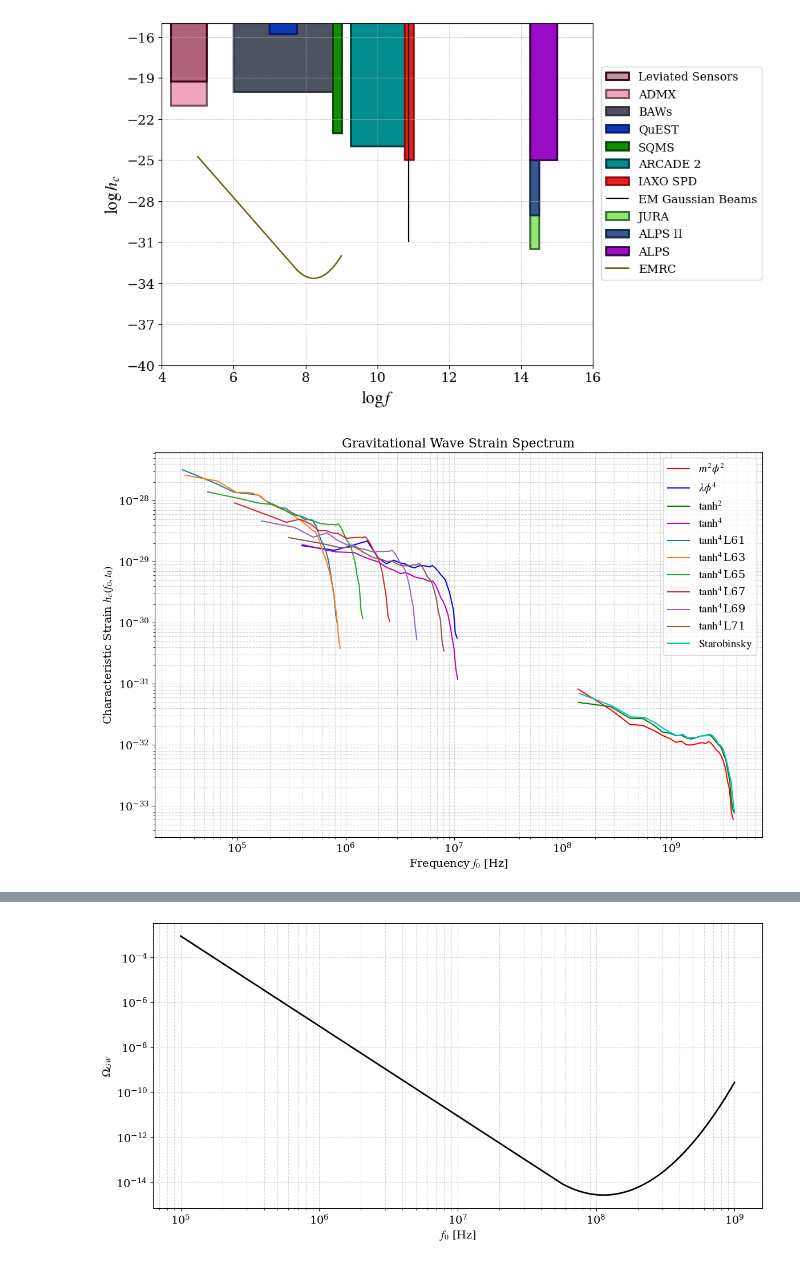
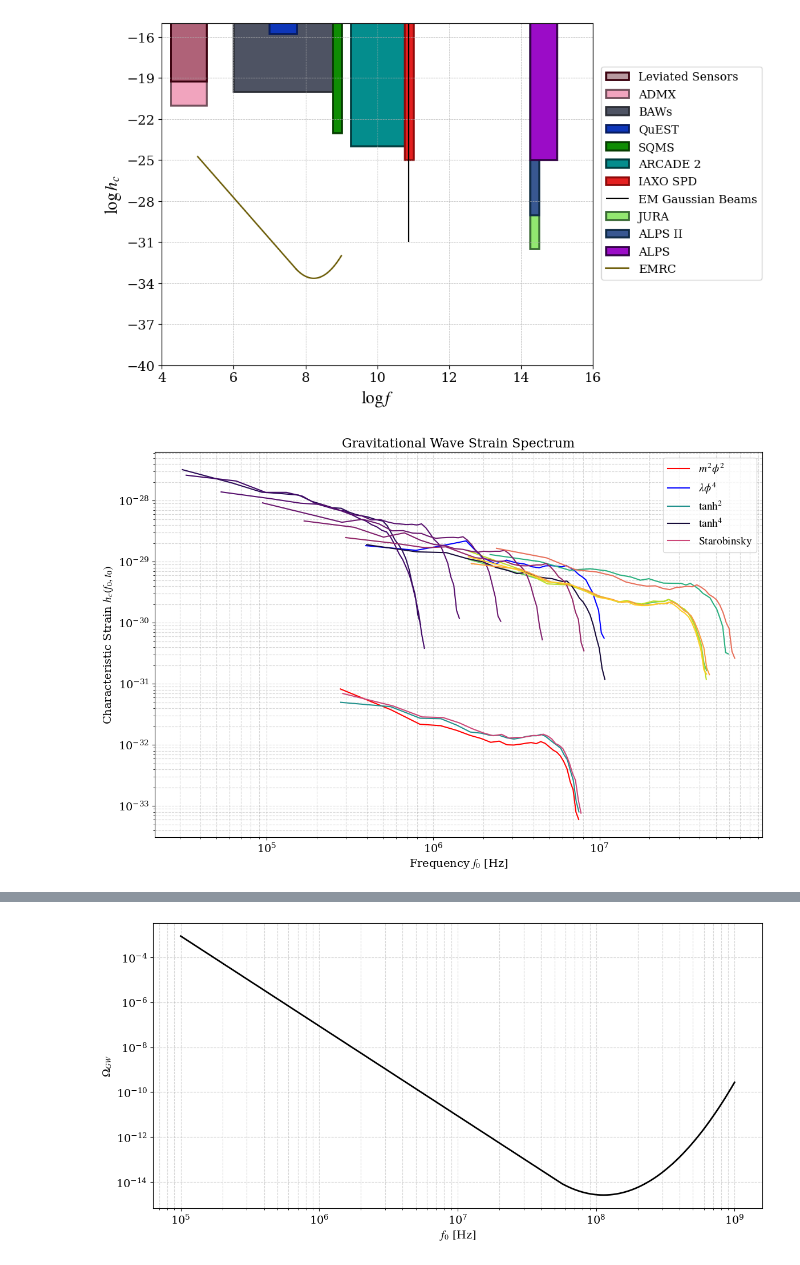
Before and after one commit to TomasCiccarella/Tesis, a Jupyter notebook: cosmolattice/GW_Exp.ipynb, the cells around one changed output, grey strips where cells are left out. Saved outputs shown, nothing was run; the diff lists cells and outputs as text; code cells hidden in the pictures.

```diff
--- a/cosmolattice/GW_Exp.ipynb
+++ b/cosmolattice/GW_Exp.ipynb
@@ -171,63 +171,114 @@ plt.show()
 # %% [output]
 [figure]
 # %%
+cmap = plt.get_cmap('viridis')
+colors_tanh2 = cmap(np.linspace(0.5, 0.9, 4))
+
+cmap = plt.get_cmap('plasma')
+colors_Starobinsky = cmap(np.linspace(0.5, 0.9, 4))
+
+cmap = plt.get_cmap('inferno')
+colors_tanh4 = cmap(np.linspace(0.1, 0.4, 7))
+
 dir_m2phi2 = "./strain_spectrum_m2phi2.txt"
 dir_lphi4 = "./strain_spectrum_lphi4.txt"
+
 dir_tanh2 = "./strain_spectrum_tanh2.txt"
+dir_tanh2M1f = "./build_tanh2/spectrum_strain/strain_freq1.txt"
+dir_tanh2M2f = "./build_tanh2/spectrum_strain/strain_freq2.txt"
+dir_tanh2M3f = "./build_tanh2/spectrum_strain/strain_freq3.txt"
+dir_tanh2M1h = "./build_tanh2/spectrum_strain/strain_hc1.txt"
+dir_tanh2M2h = "./build_tanh2/spectrum_strain/strain_hc2.txt"
+dir_tanh2M3h = "./build_tanh2/spectrum_strain/strain_hc3.txt"
+
+
 dir_tanh4 = "./strain_spectrum_tanh4.txt"
-dir_tanh4L1f = "/home/tomy/Desktop/UBA/Tesis/Git/cosmolattice/build_tanh4/spectrum_strain/strain_freq1.txt"
-dir_tanh4L2f = "/home/tomy/Desktop/UBA/Tesis/Git/cosmolattice/build_tanh4/spectrum_strain/strain_freq2.txt"
-dir_tanh4L3f = "/home/tomy/Desktop/UBA/Tesis/Git/cosmolattice/build_tanh4/spectrum_strain/strain_freq3.txt"
-dir_tanh4L4f = "/home/tomy/Desktop/UBA/Tesis/Git/cosmolattice/build_tanh4/spectrum_strain/strain_freq4.txt"
-dir_tanh4L5f = "/home/tomy/Desktop/UBA/Tesis/Git/cosmolattice/build_tanh4/spectrum_strain/strain_freq5.txt"
-dir_tanh4L6f = "/home/tomy/Desktop/UBA/Tesis/Git/cosmolattice/build_tanh4/spectrum_strain/strain_freq6.txt"
-dir_tanh4L1h = "/home/tomy/Desktop/UBA/Tesis/Git/cosmolattice/build_tanh4/spectrum_strain/strain_hc1.txt"
-dir_tanh4L2h = "/home/tomy/Desktop/UBA/Tesis/Git/cosmolattice/build_tanh4/spectrum_strain/strain_hc2.txt"
-dir_tanh4L3h = "/home/tomy/Desktop/UBA/Tesis/Git/cosmolattice/build_tanh4/spectrum_strain/strain_hc3.txt"
-dir_tanh4L4h = "/home/tomy/Desktop/UBA/Tesis/Git/cosmolattice/build_tanh4/spectrum_strain/strain_hc4.txt"
-dir_tanh4L5h = "/home/tomy/Desktop/UBA/Tesis/Git/cosmolattice/build_tanh4/spectrum_strain/strain_hc5.txt"
-dir_tanh4L6h = "/home/tomy/Desktop/UBA/Tesis/Git/cosmolattice/build_tanh4/spectrum_strain/strain_hc6.txt"
+dir_tanh4L1f = "./build_tanh4/spectrum_strain/strain_freq1.txt"
+dir_tanh4L2f = "./build_tanh4/spectrum_strain/strain_freq2.txt"
+dir_tanh4L3f = "./build_tanh4/spectrum_strain/strain_freq3.txt"
+dir_tanh4L4f = "./build_tanh4/spectrum_strain/strain_freq4.txt"
+dir_tanh4L5f = "./build_tanh4/spectrum_strain/strain_freq5.txt"
+dir_tanh4L6f = "./build_tanh4/spectrum_strain/strain_freq6.txt"
+dir_tanh4L1h = "./build_tanh4/spectrum_strain/strain_hc1.txt"
+dir_tanh4L2h = "./build_tanh4/spectrum_strain/strain_hc2.txt"
+dir_tanh4L3h = "./build_tanh4/spectrum_strain/strain_hc3.txt"
+dir_tanh4L4h = "./build_tanh4/spectrum_strain/strain_hc4.txt"
+dir_tanh4L5h = "./build_tanh4/spectrum_strain/strain_hc5.txt"
+dir_tanh4L6h = "./build_tanh4/spectrum_strain/strain_hc6.txt"
+
 dir_Starobinsky = "./strain_spectrum_starobinsky.txt"
+dir_StarobinskyM1f = "./build_starobinsky3/spectrum_strain/strain_freq1.txt"
+dir_StarobinskyM2f = "./build_starobinsky3/spectrum_strain/strain_freq2.txt"
+dir_StarobinskyM3f = "./build_starobinsky3/spectrum_strain/strain_freq3.txt"
+dir_StarobinskyM1h = "./build_starobinsky3/spectrum_strain/strain_hc1.txt"
+dir_StarobinskyM2h = "./build_starobinsky3/spectrum_strain/strain_hc2.txt"
+dir_StarobinskyM3h = "./build_starobinsky3/spectrum_strain/strain_hc3.txt"
 
 data_m2phi2 = np.loadtxt(dir_m2phi2)
 data_lphi4 = np.loadtxt(dir_lphi4)
+
 data_tanh2 = np.loadtxt(dir_tanh2)
+data_tanh2M1f = np.loadtxt(dir_tanh2M1f)
+data_tanh2M2f = np.loadtxt(dir_tanh2M2f)
+data_tanh2M3f = np.loadtxt(dir_tanh2M3f)
+data_tanh2M1h = np.loadtxt(dir_tanh2M1h)
+data_tanh2M2h = np.loadtxt(dir_tanh2M2h)
+data_tanh2M3h = np.loadtxt(dir_tanh2M3h)
+
 data_tanh4 = np.loadtxt(dir_tanh4)
 data_tanh4L1f = np.loadtxt(dir_tanh4L1f)
 data_tanh4L2f = np.loadtxt(dir_tanh4L2f)
 data_tanh4L3f = np.loadtxt(dir_tanh4L3f)
 data_tanh4L4f = np.loadtxt(dir_tanh4L4f)
 data_tanh4L5f = np.loadtxt(dir_tanh4L5f)
 data_tanh4L6f = np.loadtxt(dir_tanh4L6f)
 data_tanh4L1h = np.loadtxt(dir_tanh4L1h)
 data_tanh4L2h = np.loadtxt(dir_tanh4L2h)
 data_tanh4L3h = np.loadtxt(dir_tanh4L3h)
 data_tanh4L4h = np.loadtxt(dir_tanh4L4h)
 data_tanh4L5h = np.loadtxt(dir_tanh4L5h)
 data_tanh4L6h = np.loadtxt(dir_tanh4L6h)
+
 data_Starobinsky = np.loadtxt(dir_Starobinsky)
+data_StarobinskyM1f = np.loadtxt(dir_StarobinskyM1f)
+data_StarobinskyM2f = np.loadtxt(dir_StarobinskyM2f)
+data_StarobinskyM3f = np.loadtxt(dir_StarobinskyM3f)
+data_StarobinskyM1h = np.loadtxt(dir_StarobinskyM1h)
+data_StarobinskyM2h = np.loadtxt(dir_StarobinskyM2h)
+data_StarobinskyM3h = np.loadtxt(dir_StarobinskyM3h)
+
 
 plt.figure(figsize=(12, 8))
-plt.plot(data_m2phi2[:, 0], data_m2phi2[:, 1], 'r-', label=r'$m^2\phi^2$')
+plt.plot(data_m2phi2[:, 0]/5e2, data_m2phi2[:, 1], 'r-', label=r'$m^2\phi^2$')
 plt.loglog(data_lphi4[:, 0], data_lphi4[:, 1], 'b-', label=r'$\lambda\phi^4$')
-plt.loglog(data_tanh2[:, 0], data_tanh2[:, 1], 'g-', label=r'$\tanh^2$')
-plt.loglog(data_tanh4[:, 0], data_tanh4[:, 1], 'm-', label=r'$\tanh^4$')
-plt.loglog(data_tanh4L1f, data_tanh4L1h, label=r'$\tanh^4$L61')
-plt.loglog(data_tanh4L2f, data_tanh4L2h, label=r'$\tanh^4$L63')
-plt.loglog(data_tanh4L3f, data_tanh4L3h, label=r'$\tanh^4$L65')
-plt.loglog(data_tanh4L4f, data_tanh4L4h, label=r'$\tanh^4$L67')
-plt.loglog(data_tanh4L5f, data_tanh4L5h, label=r'$\tanh^4$L69')
-plt.loglog(data_tanh4L6f, data_tanh4L6h, label=r'$\tanh^4$L71')
-plt.loglog(data_Starobinsky[:, 0], data_Starobinsky[:, 1], 'c-', label=r'$\text{Starobinsky}$')
+
+plt.loglog(data_tanh2[:, 0]/5e2, data_tanh2[:, 1], color = colors_tanh2[0], label=r'$\tanh^2$')
+plt.loglog(data_tanh2M1f, data_tanh2M1h, color = colors_tanh2[1])
+plt.loglog(data_tanh2M2f, data_tanh2M2h, color = colors_tanh2[2])
+plt.loglog(data_tanh2M3f, data_tanh2M3h, color = colors_tanh2[3])
+
+plt.loglog(data_tanh4[:, 0], data_tanh4[:, 1], color = colors_tanh4[0], label=r'$\tanh^4$')
+plt.loglog(data_tanh4L1f, data_tanh4L1h, color = colors_tanh4[1])
+plt.loglog(data_tanh4L2f, data_tanh4L2h, color = colors_tanh4[2])
+plt.loglog(data_tanh4L3f, data_tanh4L3h, color = colors_tanh4[3])
+plt.loglog(data_tanh4L4f, data_tanh4L4h, color = colors_tanh4[4])
+plt.loglog(data_tanh4L5f, data_tanh4L5h, color = colors_tanh4[5])
+plt.loglog(data_tanh4L6f, data_tanh4L6h, color = colors_tanh4[6])
+
+plt.loglog(data_Starobinsky[:, 0]/5e2, data_Starobinsky[:, 1], color = colors_Starobinsky[0], label=r'$\text{Starobinsky}$')
+plt.loglog(data_StarobinskyM1f, data_StarobinskyM1h, color = colors_Starobinsky[1])
+plt.loglog(data_StarobinskyM2f, data_StarobinskyM2h, color = colors_Starobinsky[2])
+plt.loglog(data_StarobinskyM3f, data_StarobinskyM3h, color = colors_Starobinsky[3])
+
 plt.grid(True, which='both', linestyle='--', alpha=0.5)
 plt.xlabel(r'Frequency $f_0$ [Hz]', fontsize=14)
 plt.ylabel(r'Characteristic Strain $h_c(f_0, t_0)$', fontsize=14)
 plt.title('Gravitational Wave Strain Spectrum', fontsize=16)
 plt.legend()
 plt.tight_layout()
 plt.show()
 # %% [output]
-[figure, old version]
+[figure, new version]
 # %%
 fig, ax = plt.subplots(figsize=(10, 6))
 ax.grid(True, which='both', linestyle='--', linewidth=0.5, alpha=0.9)
```
Also changed, not shown: parts of 1 cell of this notebook, 51 other files.
